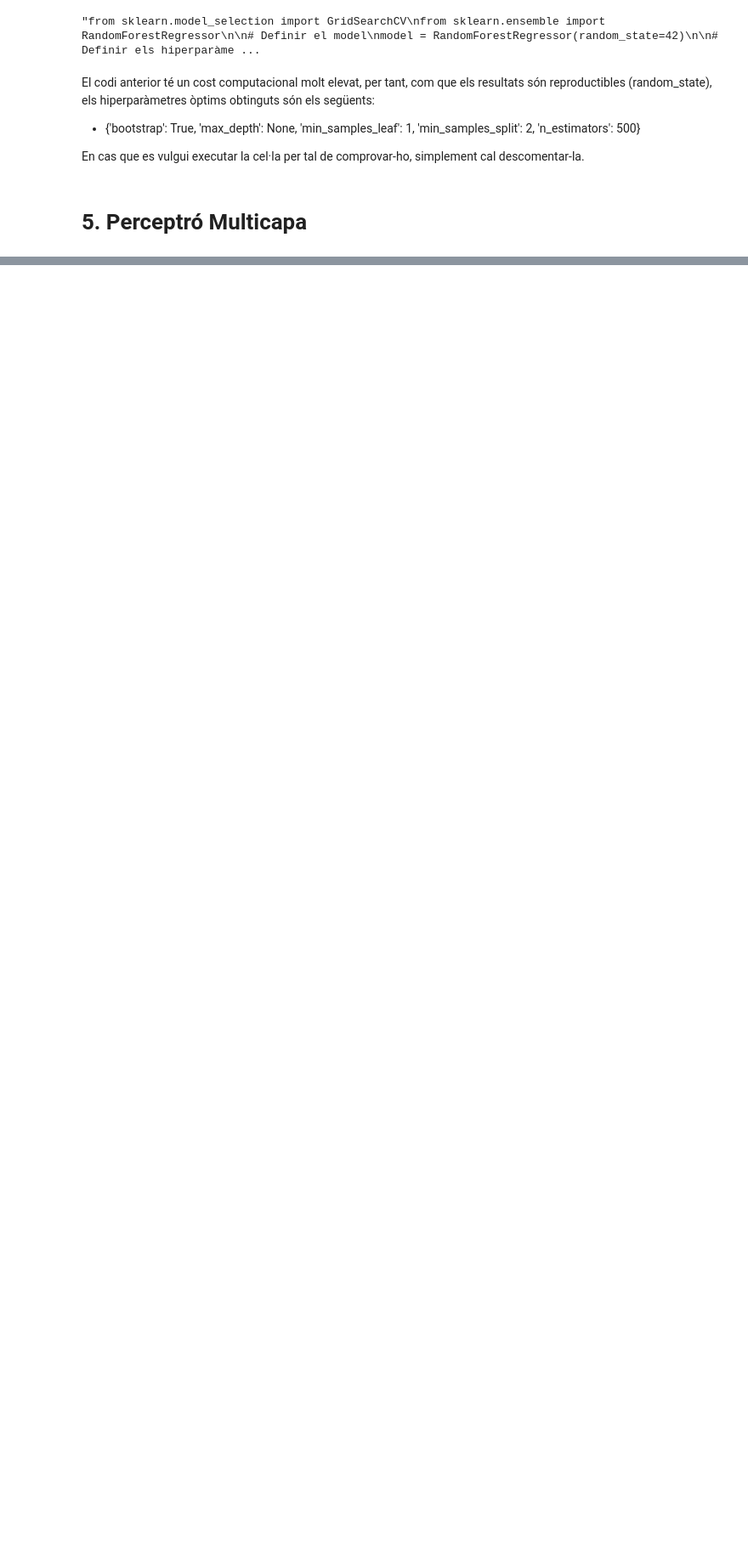
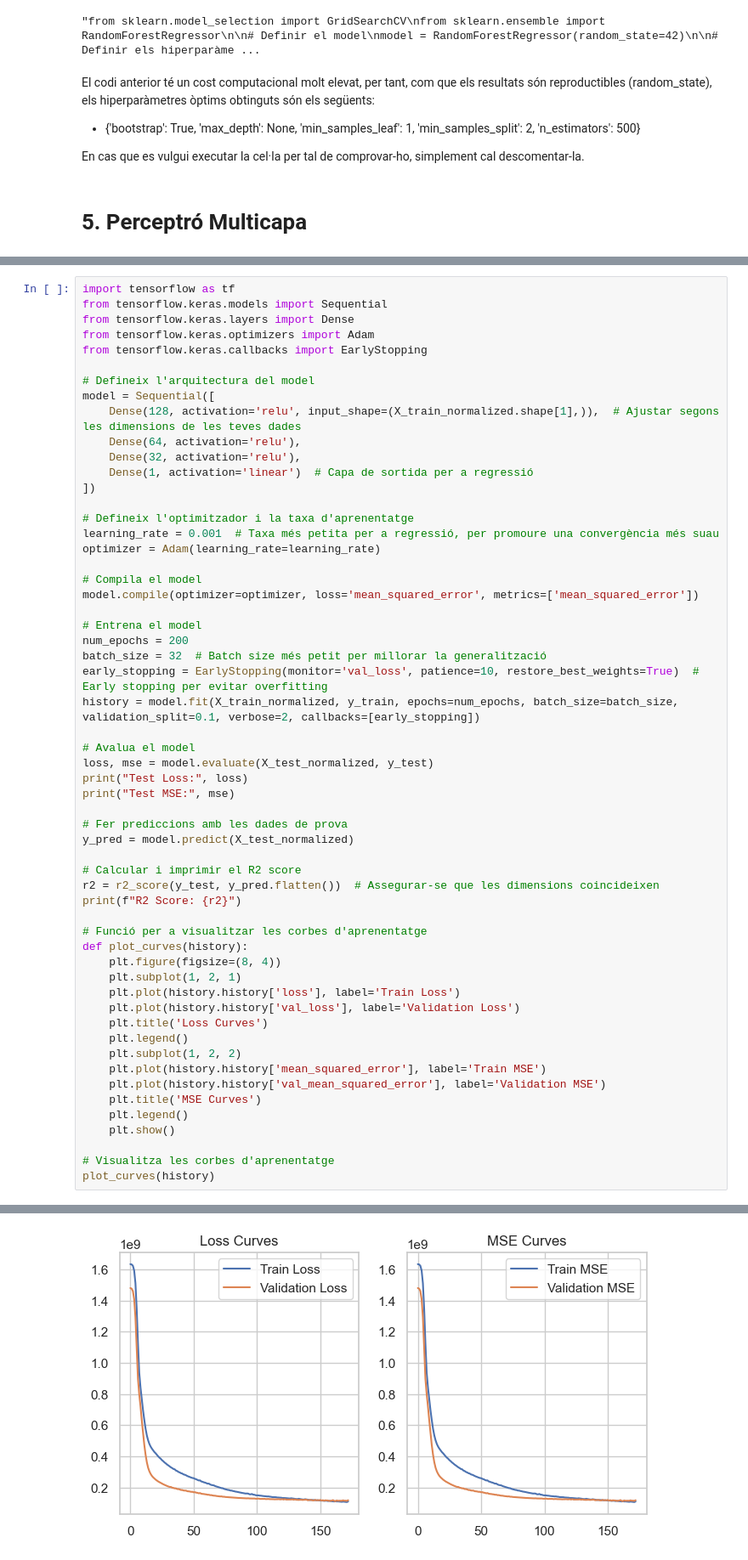
Before and after one commit to paupratAI/Multilayer_Perceptron, a Jupyter notebook: main.ipynb, the cells around one changed output, grey strips where cells are left out. Shown at 85% size. Cells and saved outputs as stored; diff of their text form; blank space fills up the shorter version.

Commit message:
MLP 0.77 R2-Score

```diff
--- a/main.ipynb
+++ b/main.ipynb
@@ -712,3 +709,61 @@ from sklearn.linear_model import LinearRegression
 from sklearn.model_selection import train_test_split
 from sklearn.datasets import load_iris, fetch_covtype, fetch_california_housing
 from sklearn.metrics import confusion_matrix, mean_squared_error, r2_score
+# %%
+import tensorflow as tf
+from tensorflow.keras.models import Sequential
+from tensorflow.keras.layers import Dense
+from tensorflow.keras.optimizers import Adam
+from tensorflow.keras.callbacks import EarlyStopping
+
+# Defineix l'arquitectura del model
+model = Sequential([
+    Dense(128, activation='relu', input_shape=(X_train_normalized.shape[1],)),  # Ajustar segons les dimensions de les teves dades
+    Dense(64, activation='relu'),
+    Dense(32, activation='relu'),
+    Dense(1, activation='linear')  # Capa de sortida per a regressió
+])
+
+# Defineix l'optimitzador i la taxa d'aprenentatge
+learning_rate = 0.001  # Taxa més petita per a regressió, per promoure una convergència més suau
+optimizer = Adam(learning_rate=learning_rate)
+
+# Compila el model
+model.compile(optimizer=optimizer, loss='mean_squared_error', metrics=['mean_squared_error'])
+
+# Entrena el model
+num_epochs = 200
+batch_size = 32  # Batch size més petit per millorar la generalització
+early_stopping = EarlyStopping(monitor='val_loss', patience=10, restore_best_weights=True)  # Early stopping per evitar overfitting
+history = model.fit(X_train_normalized, y_train, epochs=num_epochs, batch_size=batch_size, validation_split=0.1, verbose=2, callbacks=[early_stopping])
+
+# Avalua el model
+loss, mse = model.evaluate(X_test_normalized, y_test)
+print("Test Loss:", loss)
+print("Test MSE:", mse)
+
+# Fer prediccions amb les dades de prova
+y_pred = model.predict(X_test_normalized)
+
+# Calcular i imprimir el R2 score
+r2 = r2_score(y_test, y_pred.flatten())  # Assegurar-se que les dimensions coincideixen
+print(f"R2 Score: {r2}")
+
+# Funció per a visualitzar les corbes d'aprenentatge
+def plot_curves(history):
+    plt.figure(figsize=(8, 4))
+    plt.subplot(1, 2, 1)
+    plt.plot(history.history['loss'], label='Train Loss')
+    plt.plot(history.history['val_loss'], label='Validation Loss')
+    plt.title('Loss Curves')
+    plt.legend()
+    plt.subplot(1, 2, 2)
+    plt.plot(history.history['mean_squared_error'], label='Train MSE')
+    plt.plot(history.history['val_mean_squared_error'], label='Validation MSE')
+    plt.title('MSE Curves')
+    plt.legend()
+    plt.show()
+
+# Visualitza les corbes d'aprenentatge
+plot_curves(history)
+# %% [output]
@@ -714,0 +788 @@ from sklearn.metrics import confusion_matrix, mean_squared_error, r2_score
+[figure, added]
```
Also changed, not shown: parts of 3 cells of this notebook.
